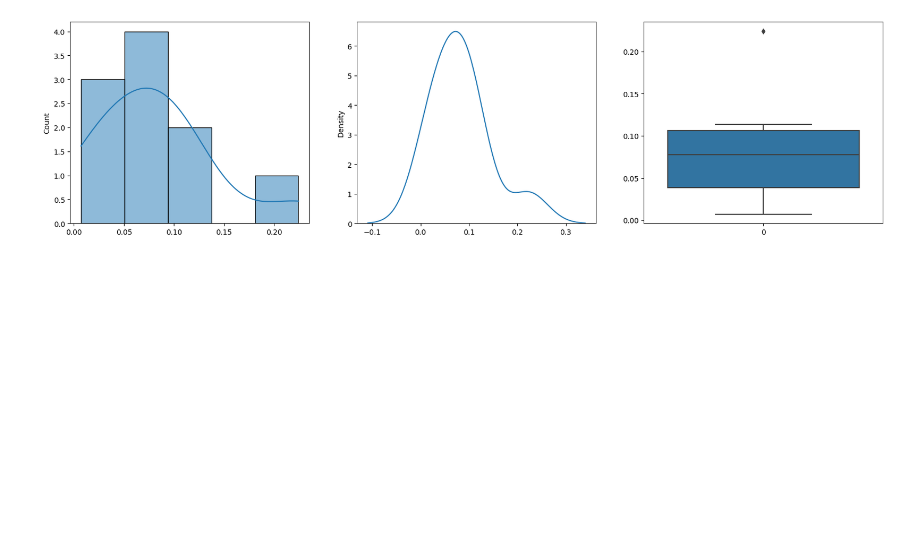
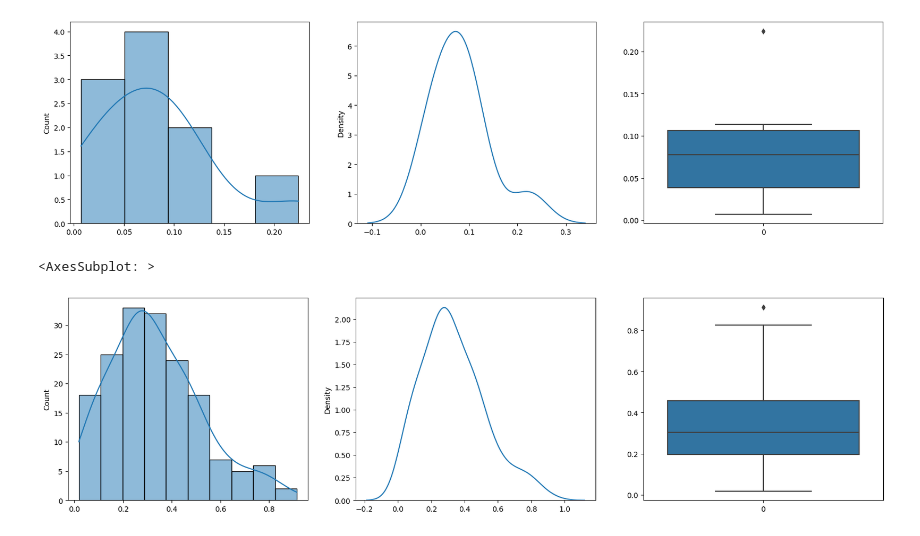
Before and after one commit to PushpitaJoardar/AV, a Jupyter notebook: src/notebooks/Behavior_Hypotheses_straight_line.ipynb, the cells around one changed output. Cells and saved outputs as stored; diff of their text form; code cells hidden in the pictures; blank space fills up the shorter version.

```diff
--- a/src/notebooks/Behavior_Hypotheses_straight_line.ipynb
+++ b/src/notebooks/Behavior_Hypotheses_straight_line.ipynb
@@ -201,3 +203,14 @@ sns.boxplot(ades, ax=axs[2])
 # %% [output]
 <AxesSubplot: >
 [figure]
+# %%
+ades = adeCalculator.getADEs(midDf, idCol = 'uniqueTrackId', xCol = 'localX', yCol = 'localY')
+
+
+fig, axs = plt.subplots(ncols=3, figsize=(20, 5))
+sns.histplot(ades, kde='true', ax=axs[0])
+sns.kdeplot(ades, ax=axs[1])
+sns.boxplot(ades, ax=axs[2])
+# %% [output]
+<AxesSubplot: >
+[figure, added]
```
Also changed, not shown: parts of 2 cells of this notebook, 1 other file.
